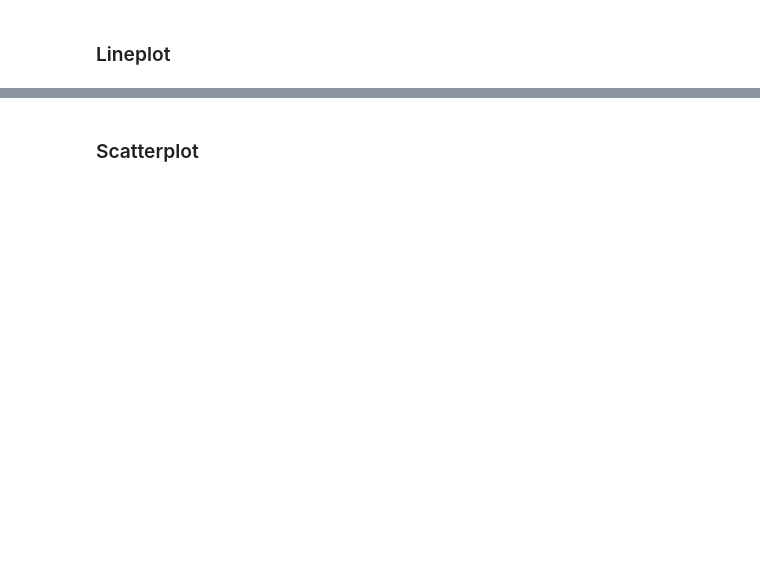
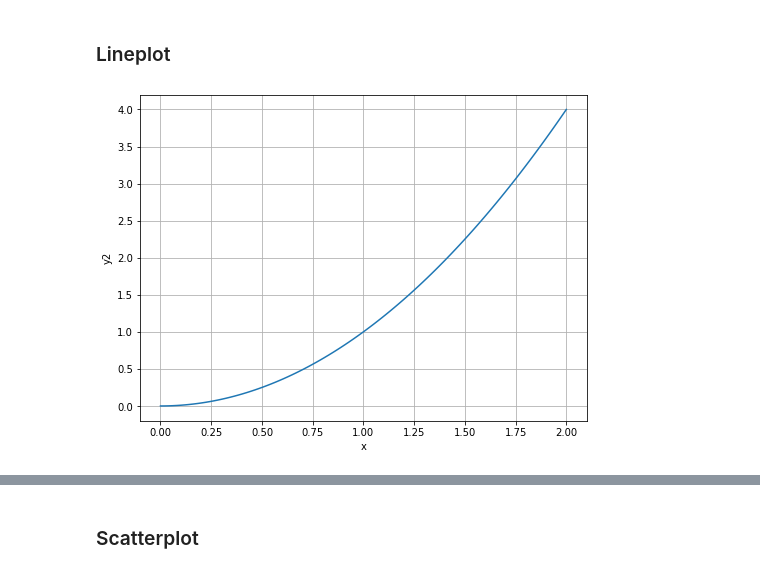
Before and after one commit to GenomicsUA/workshops, a Jupyter notebook: Python_R_Visualization/Python/Seaborn.ipynb, the cells around one changed output, grey strips where cells are left out. Saved outputs shown, nothing was run; the diff lists cells and outputs as text; code cells hidden in the pictures; blank space fills up the shorter version.

```diff
--- a/Python_R_Visualization/Python/Seaborn.ipynb
+++ b/Python_R_Visualization/Python/Seaborn.ipynb
@@ -173,2 +121,10 @@ plt.show()
 # %% [markdown]
 ### Lineplot
+# %%
+plt.figure(figsize=[8,6])
+sns.lineplot(x='x', y='y2', data=df,
+            )
+plt.grid() # Add grid
+plt.show()
+# %% [output]
+[figure, added]
```
Also changed, not shown: parts of 35 cells of this notebook, 9 other files.
